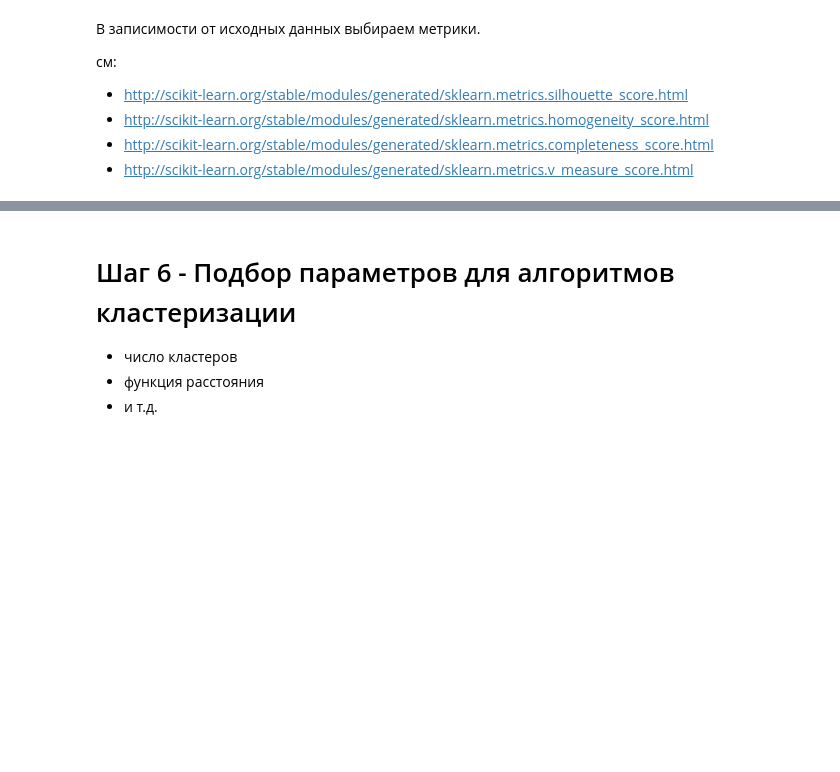
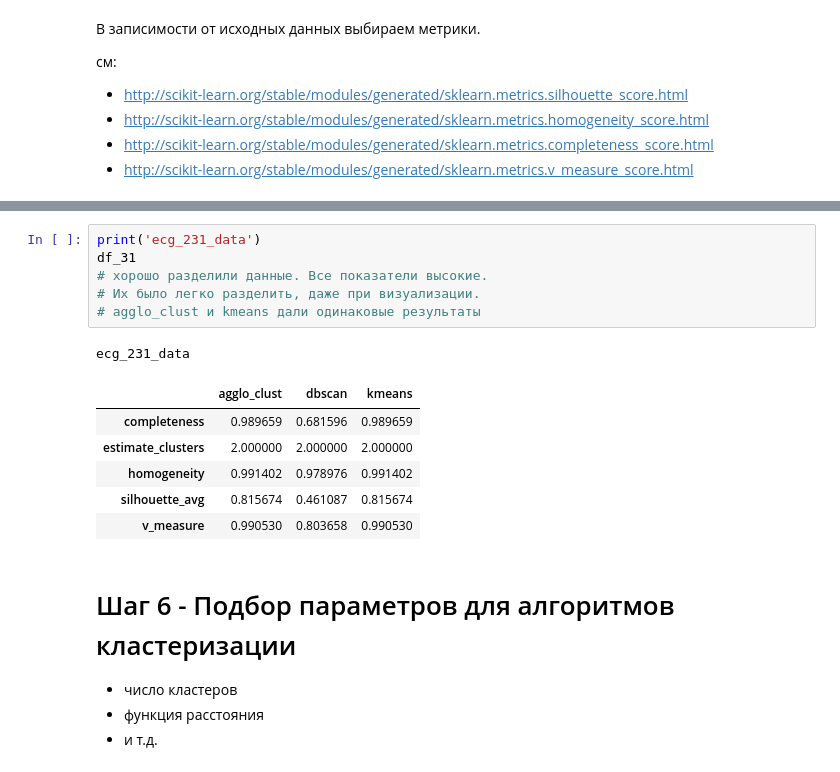
Before and after one commit to axreldable/tech_ml_intro, a Jupyter notebook: lesson_3/lecture/ecg/ecg_task.ipynb, the cells around one changed output, grey strips where cells are left out. Cells and saved outputs as stored; diff of their text form; blank space fills up the shorter version.

```diff
--- a/lesson_3/lecture/ecg/ecg_task.ipynb
+++ b/lesson_3/lecture/ecg/ecg_task.ipynb
@@ -212,3 +242,17 @@ t
+# %%
+print('ecg_231_data')
+df_31
+# хорошо разделили данные. Все показатели высокие.
+# Их было легко разделить, даже при визуализации.
+# agglo_clust и kmeans дали одинаковые результаты
+# %% [output]
+ecg_231_data
+|  | agglo_clust | dbscan | kmeans |
+| completeness | 0.989659 | 0.681596 | 0.989659 |
+| estimate_clusters | 2.000000 | 2.000000 | 2.000000 |
+| homogeneity | 0.991402 | 0.978976 | 0.991402 |
+| silhouette_avg | 0.815674 | 0.461087 | 0.815674 |
+| v_measure | 0.990530 | 0.803658 | 0.990530 |
 # %% [markdown]
 # Шаг 6 - Подбор параметров для алгоритмов кластеризации
 - число кластеров
```
Also changed, not shown: parts of 14 cells of this notebook.
